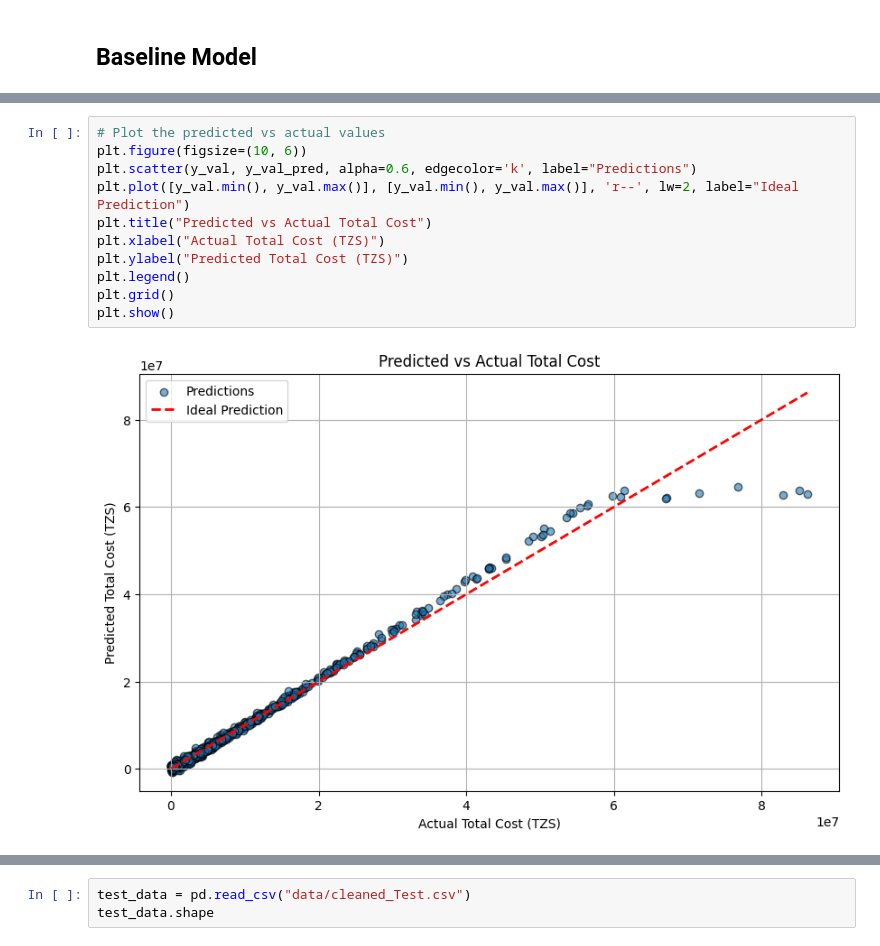
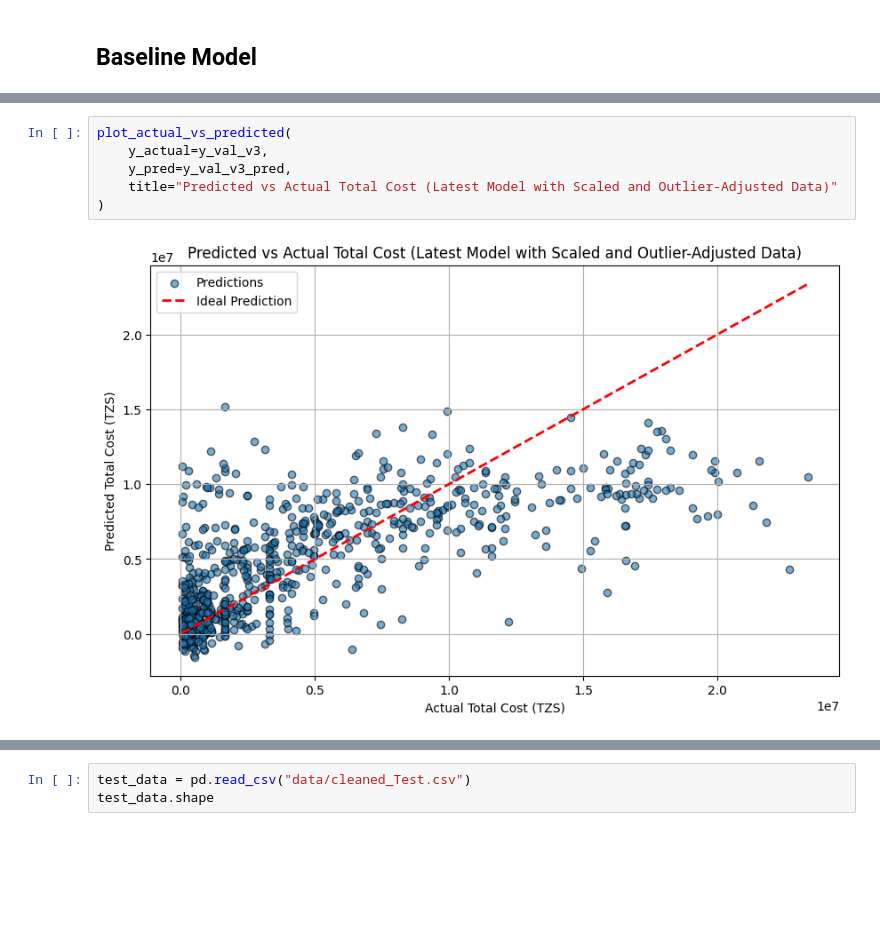
Before and after one commit to manjarb/20-data-bootcamp-ds-ml-project, a Jupyter notebook: 02_Baseline_model.ipynb, the cells around one changed output, grey strips where cells are left out. Saved outputs shown, nothing was run; the diff lists cells and outputs as text; blank space fills up the shorter version.

```diff
--- a/02_Baseline_model.ipynb
+++ b/02_Baseline_model.ipynb
@@ -93,14 +203,9 @@ Would you like suggestions on how to reduce these larger errors or try another m
 # %%
-# Plot the predicted vs actual values
-plt.figure(figsize=(10, 6))
-plt.scatter(y_val, y_val_pred, alpha=0.6, edgecolor='k', label="Predictions")
-plt.plot([y_val.min(), y_val.max()], [y_val.min(), y_val.max()], 'r--', lw=2, label="Ideal Prediction")
-plt.title("Predicted vs Actual Total Cost")
-plt.xlabel("Actual Total Cost (TZS)")
-plt.ylabel("Predicted Total Cost (TZS)")
-plt.legend()
-plt.grid()
-plt.show()
+plot_actual_vs_predicted(
+    y_actual=y_val_v3,
+    y_pred=y_val_v3_pred,
+    title="Predicted vs Actual Total Cost (Latest Model with Scaled and Outlier-Adjusted Data)"
+)
 # %% [output]
-[figure, old version]
+[figure, new version]
 # %% [markdown]
```
Also changed, not shown: parts of 22 cells of this notebook, 6 other files.
